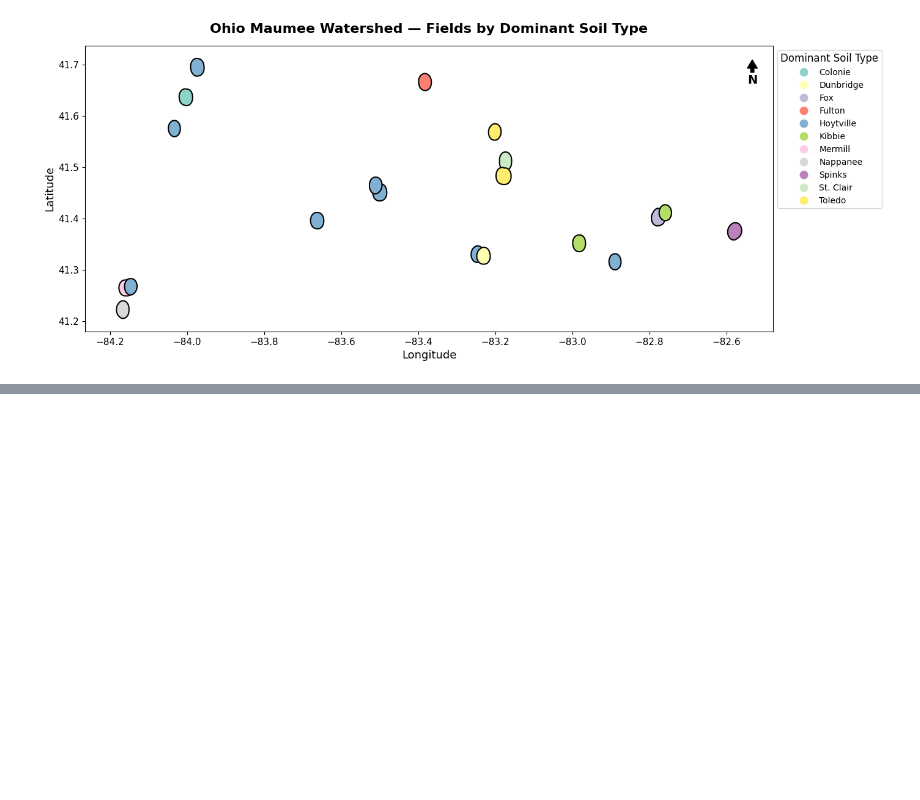
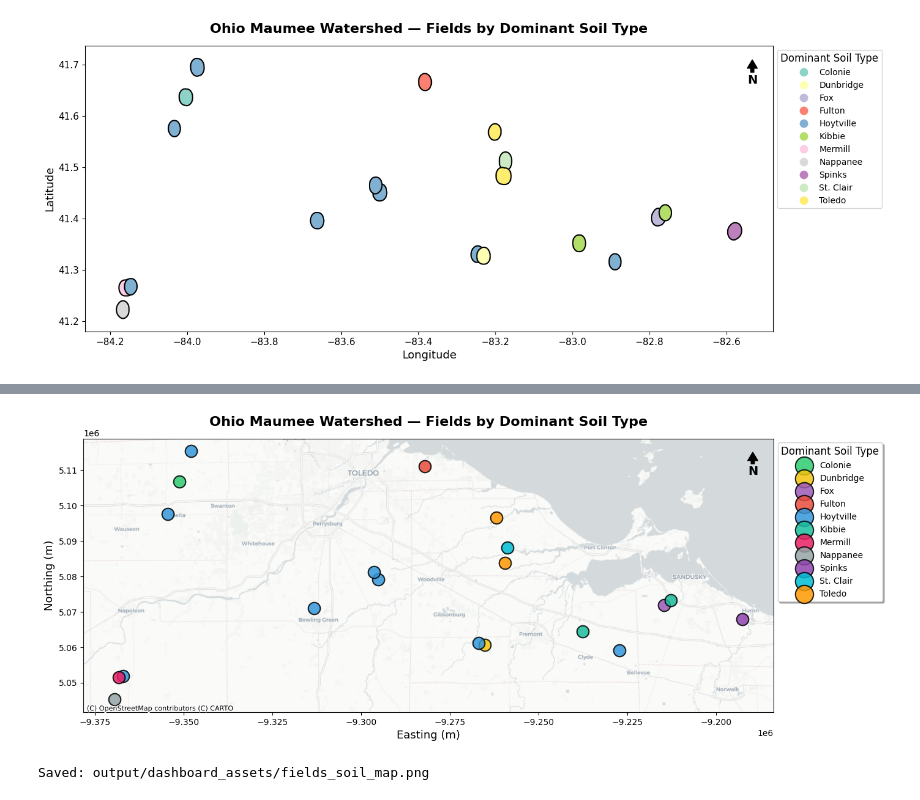
Before and after one commit to sg459/agent-project, a Jupyter notebook: notebooks/04_field_mapping.ipynb, the cells around one changed output, grey strips where cells are left out. Saved outputs shown, nothing was run; the diff lists cells and outputs as text; code cells hidden in the pictures; blank space fills up the shorter version.

```diff
--- a/notebooks/04_field_mapping.ipynb
+++ b/notebooks/04_field_mapping.ipynb
@@ -204,0 +257,51 @@ The map displays 20 agricultural fields across the Ohio Maumee watershed, color-
+# %%
+import contextily as ctx
+import matplotlib.patches as mpatches
+# --- Reproject to Web Mercator (EPSG:3857) for basemap tiles ---
+fields_soil_3857 = fields_soil.to_crs(epsg=3857)
+# --- Color palette ---
+soil_colors = {
+    'Colonie': '#2ecc71', 'Dunbridge': '#f1c40f', 'Fox': '#9b59b6',
+    'Fulton': '#e74c3c', 'Hoytville': '#3498db', 'Kibbie': '#1abc9c',
+    'Mermill': '#e91e63', 'Nappanee': '#95a5a6', 'Spinks': '#8e44ad',
+    'St. Clair': '#00bcd4', 'Toledo': '#ff9800'
+}
+# Get centroids and assign colors
+centroids = fields_soil_3857.copy()
+centroids['geometry'] = centroids.geometry.centroid
+centroids['color'] = centroids['dominant_soil'].map(soil_colors)
+# --- Plot ---
+fig, ax = plt.subplots(figsize=(14, 10))
+# Plot colored centroid markers
+for soil_type, group in centroids.groupby('dominant_soil'):
+    group.plot(ax=ax, color=soil_colors[soil_type],
+               edgecolor='black', linewidth=1.5,
+               markersize=200, alpha=0.85, zorder=3,
+               label=soil_type)
+# Add basemap tiles
+ctx.add_basemap(ax, source=ctx.providers.CartoDB.Positron, zoom=10)
+# --- Legend ---
+ax.legend(title='Dominant Soil Type',
+          fontsize=10, title_fontsize=12, loc='upper left',
+          bbox_to_anchor=(1, 1), frameon=True, fancybox=True,
+          shadow=True, markerscale=1.5)
+# --- North arrow ---
+x, y, arrow_length = 0.97, 0.95, 0.07
+ax.annotate('N', xy=(x, y), xytext=(x, y - arrow_length),
+            arrowprops=dict(facecolor='black', width=4, headwidth=12, headlength=10),
+            ha='center', va='center',
+            fontsize=14, fontweight='bold',
+            xycoords=ax.transAxes)
+# --- Labels ---
+ax.set_title('Ohio Maumee Watershed — Fields by Dominant Soil Type',
+             fontsize=16, fontweight='bold', pad=15)
+ax.set_xlabel('Easting (m)', fontsize=13)
+ax.set_ylabel('Northing (m)', fontsize=13)
+ax.tick_params(labelsize=10)
+plt.tight_layout()
+fig.savefig('output/dashboard_assets/fields_soil_map.png', dpi=300, bbox_inches='tight')
+plt.show()
+print("Saved: output/dashboard_assets/fields_soil_map.png")
+# %% [output]
+[figure, added]
+Saved: output/dashboard_assets/fields_soil_map.png
```
Also changed, not shown: parts of 3 cells of this notebook, 25 other files.
